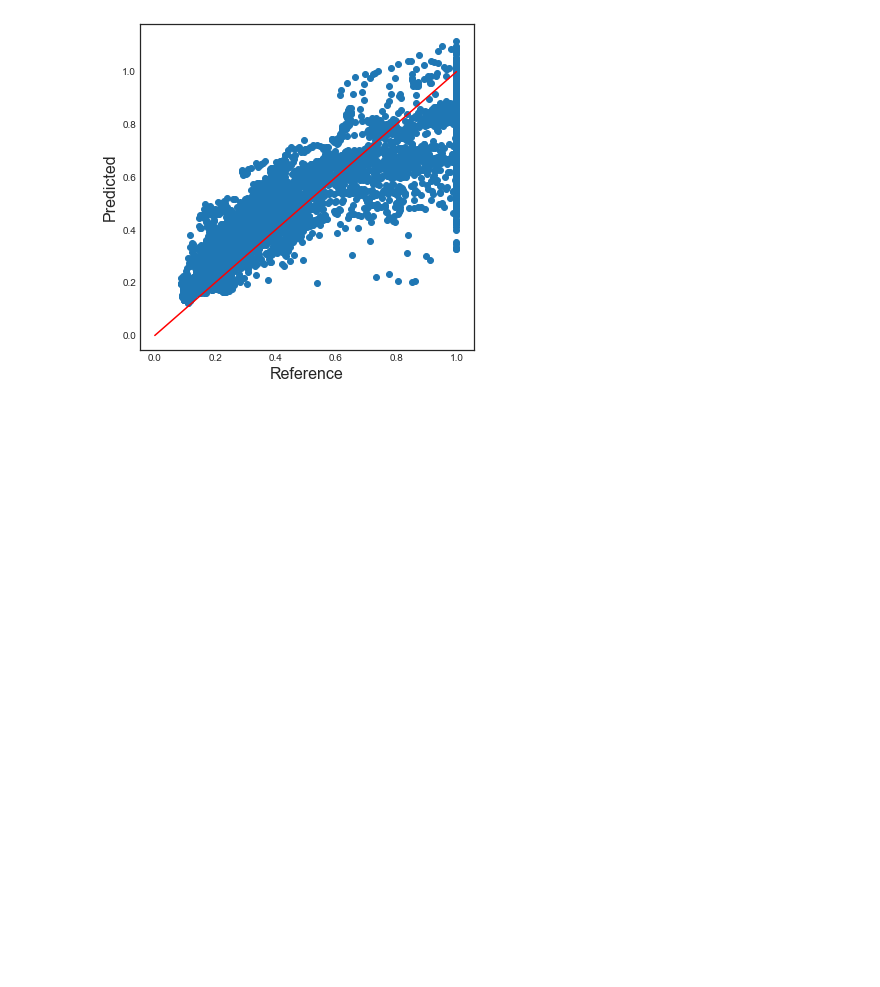
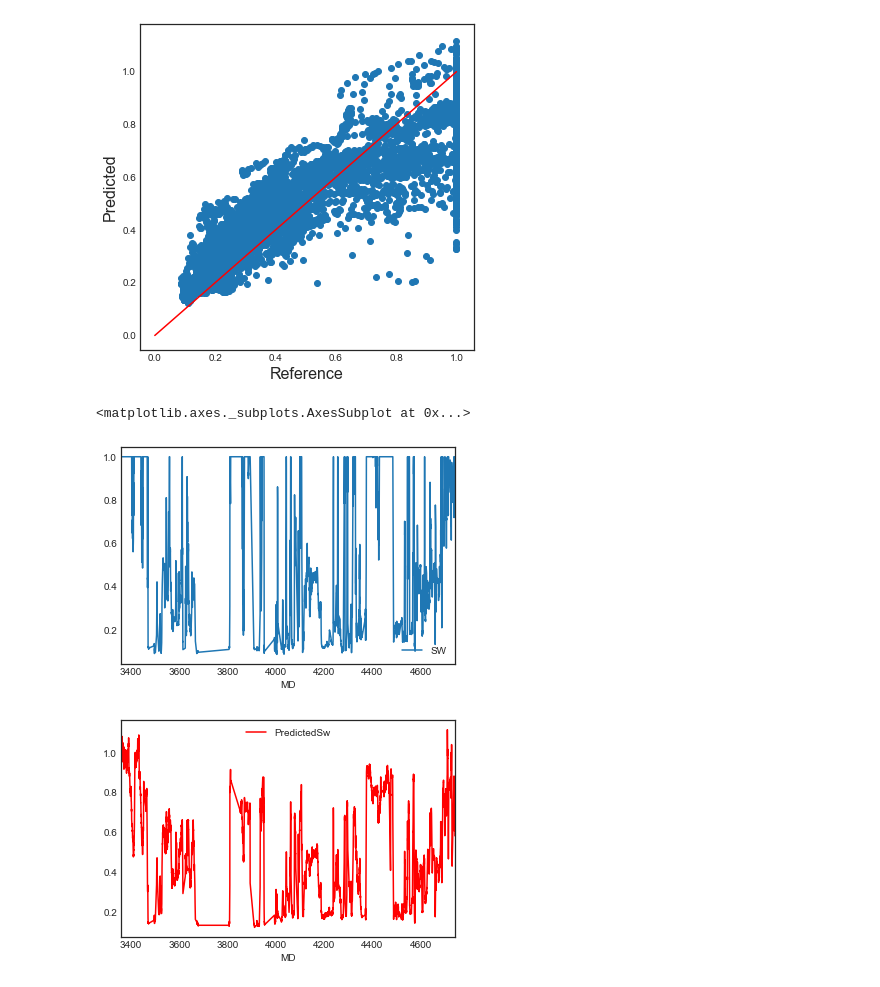
Before and after one commit to SPWLA-ORG/spwla2021_ml_workshop, a Jupyter notebook: 2 - Predict_Saturation.ipynb, the cells around one changed output. Cells and saved outputs as stored; diff of their text form; code cells hidden in the pictures; blank space fills up the shorter version.

```diff
--- a/2 - Predict_Saturation.ipynb
+++ b/2 - Predict_Saturation.ipynb
@@ -178,3 +178,10 @@ type(output_df)
 output_df.insert( 4,"PredictedSw", PredictedTarget)
 output_df
 output_df.to_csv('processed_data/SL_PredictedSw.csv', index=True)
+# %%
+output_df.plot('MD', 'SW')
+output_df.plot('MD', 'PredictedSw', color='red')
+# %% [output]
+<matplotlib.axes._subplots.AxesSubplot at 0x...>
+[figure, added]
+[figure, added]
```
Also changed, not shown: parts of 1 cell of this notebook, 3 other files.
